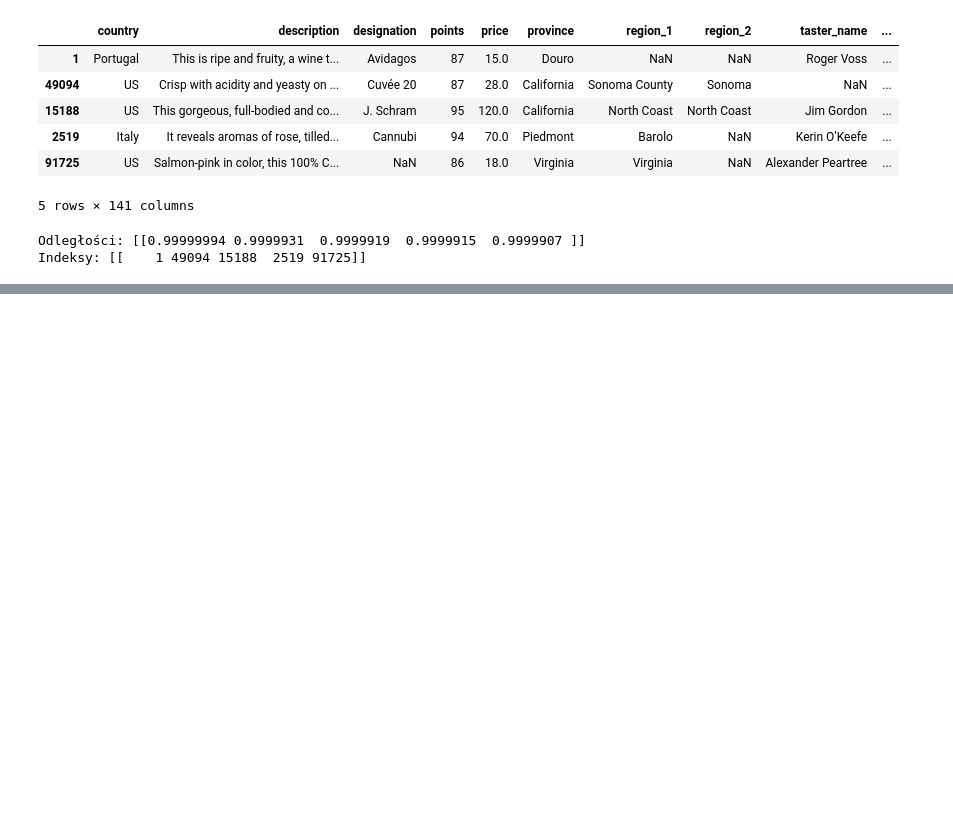
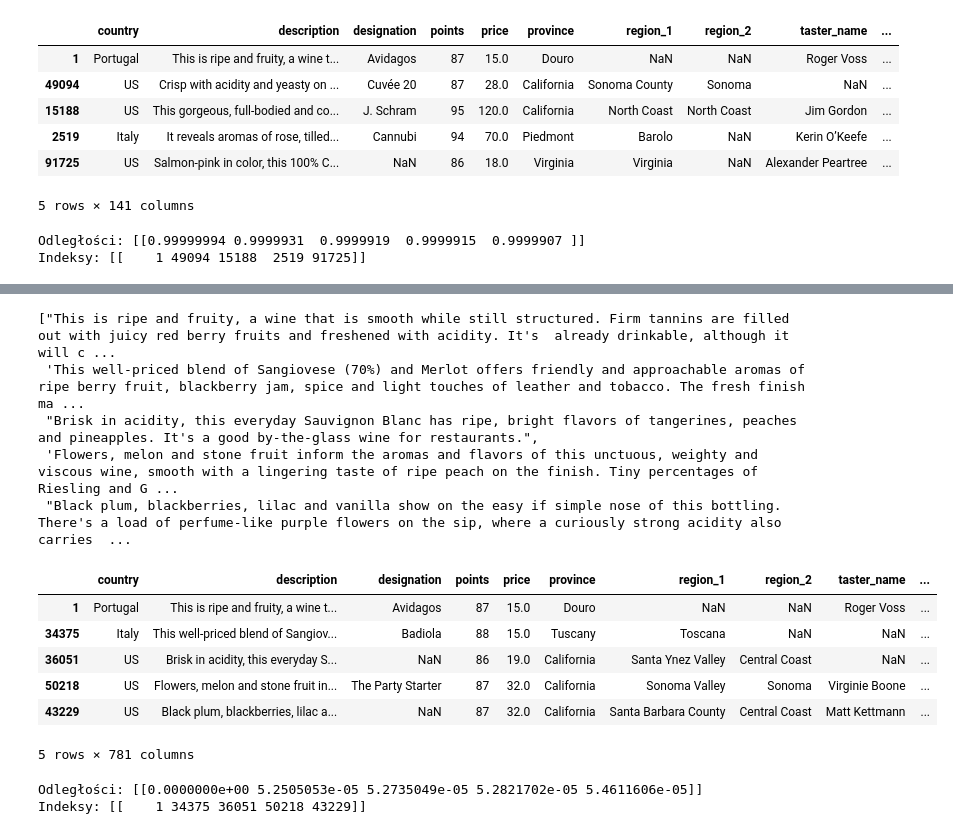
Before and after one commit to Msaters/projektUczenieMaszynowe, a Jupyter notebook: fais_model.ipynb, the cells around one changed output, grey strips where cells are left out. Saved outputs shown, nothing was run; the diff lists cells and outputs as text; code cells hidden in the pictures; blank space fills up the shorter version.

```diff
--- a/fais_model.ipynb
+++ b/fais_model.ipynb
@@ -40,13 +53,37 @@ display(df_nums.head())
 # %% [markdown]
 ## Using FAISS to find nearest wine rewiews (building Search Model)
 # %%
+import faiss
+import numpy as np
+from config import *
+
 def find_similar_items(query_vector: np.ndarray, k: int):
     D, I = index.search(query_vector.reshape(1, -1), k) # type: ignore
     return D, I
 
-def get_wines_by_indices(indices: np.ndarray):
+def get_wines_by_indices(indices: np.ndarray, df: pd.DataFrame):
     wines_reviews_df = df.iloc[indices.flatten()]
     descriptions = wines_reviews_df['description'].tolist()
     display(descriptions)
     return wines_reviews_df
+
+def build_faiss_index_from_df_nums(df_nums: pd.DataFrame):
+    df_nums_array = df_nums.to_numpy()
+    normy = np.linalg.norm(df_nums_array, axis=1)
+    indeksy_zerowe = np.where(normy == 0)[0]
+
+    if len(indeksy_zerowe) > 0:
+        print(f"Uwaga: Znaleziono {len(indeksy_zerowe)} win z pustymi wektorami.")
+        # Rozwiązanie: Dodajemy minimalną wartość (epsilon), żeby uniknąć dzielenia przez 0
+        # Dzięki temu wektor będzie "prawie zerowy", ale normalizacja zadziała.
+        df_nums_array[indeksy_zerowe] += 1e-10
+
+    # Upewniamy się, że tablica jest C-contiguous dla FAISS
+    df_nums_array = np.ascontiguousarray(df_nums_array)
+    faiss.normalize_L2(df_nums_array)
+    dimensions = df_nums_array.shape[1]
+
+    index = faiss.IndexFlatL2(dimensions)
+    index.add(df_nums_array)   # type: ignore
+    return index, df_nums_array
 # %%
@@ -100,0 +191,5 @@ Indeksy: [[    1 49094 15188  2519 91725]]
+# %%
+df_unchanged = pd.read_csv(CSV_FILEPATH, index_col=0)
+df_with_mpnet_base_v2 = pd.concat([df_unchanged, embeddings_mpnet_base_v2_df], axis=1)
+
+display(df_with_mpnet_base_v2.head(), df_with_mpnet_base_v2.shape)
@@ -100,0 +205,23 @@ Indeksy: [[    1 49094 15188  2519 91725]]
+# %%
+df_nums = fast_preprocess_df(df_with_mpnet_base_v2)
+index, df_nums_array = build_faiss_index_from_df_nums(df_nums)
+D, I = find_similar_items(df_nums_array[1], k=5)
+display(get_wines_by_indices(I, df_with_mpnet_base_v2))
+
+print(f"Odległości: {D}")
+print(f"Indeksy: {I}")
+# %% [output]
+["This is ripe and fruity, a wine that is smooth while still structured. Firm tannins are filled out with juicy red berry fruits and freshened with acidity. It's  already drinkable, although it will c ...
+ 'This well-priced blend of Sangiovese (70%) and Merlot offers friendly and approachable aromas of ripe berry fruit, blackberry jam, spice and light touches of leather and tobacco. The fresh finish ma ...
+ "Brisk in acidity, this everyday Sauvignon Blanc has ripe, bright flavors of tangerines, peaches and pineapples. It's a good by-the-glass wine for restaurants.",
+ 'Flowers, melon and stone fruit inform the aromas and flavors of this unctuous, weighty and viscous wine, smooth with a lingering taste of ripe peach on the finish. Tiny percentages of Riesling and G ...
+ "Black plum, blackberries, lilac and vanilla show on the easy if simple nose of this bottling. There's a load of perfume-like purple flowers on the sip, where a curiously strong acidity also carries  ...
+|  | country | description | designation | points | price | province | region_1 | region_2 | taster_name | ... |
+| 1 | Portugal | This is ripe and fruity, a wine t... | Avidagos | 87 | 15.0 | Douro | NaN | NaN | Roger Voss | ... |
+| 34375 | Italy | This well-priced blend of Sangiov... | Badiola | 88 | 15.0 | Tuscany | Toscana | NaN | NaN | ... |
+| 36051 | US | Brisk in acidity, this everyday S... | NaN | 86 | 19.0 | California | Santa Ynez Valley | Central Coast | NaN | ... |
+| 50218 | US | Flowers, melon and stone fruit in... | The Party Starter | 87 | 32.0 | California | Sonoma Valley | Sonoma | Virginie Boone | ... |
+| 43229 | US | Black plum, blackberries, lilac a... | NaN | 87 | 32.0 | California | Santa Barbara County | Central Coast | Matt Kettmann | ... |
+5 rows × 781 columns
+Odległości: [[0.0000000e+00 5.2505053e-05 5.2735049e-05 5.2821702e-05 5.4611606e-05]]
+Indeksy: [[    1 34375 36051 50218 43229]]
```
Also changed, not shown: parts of 15 cells of this notebook, 6 other files.
